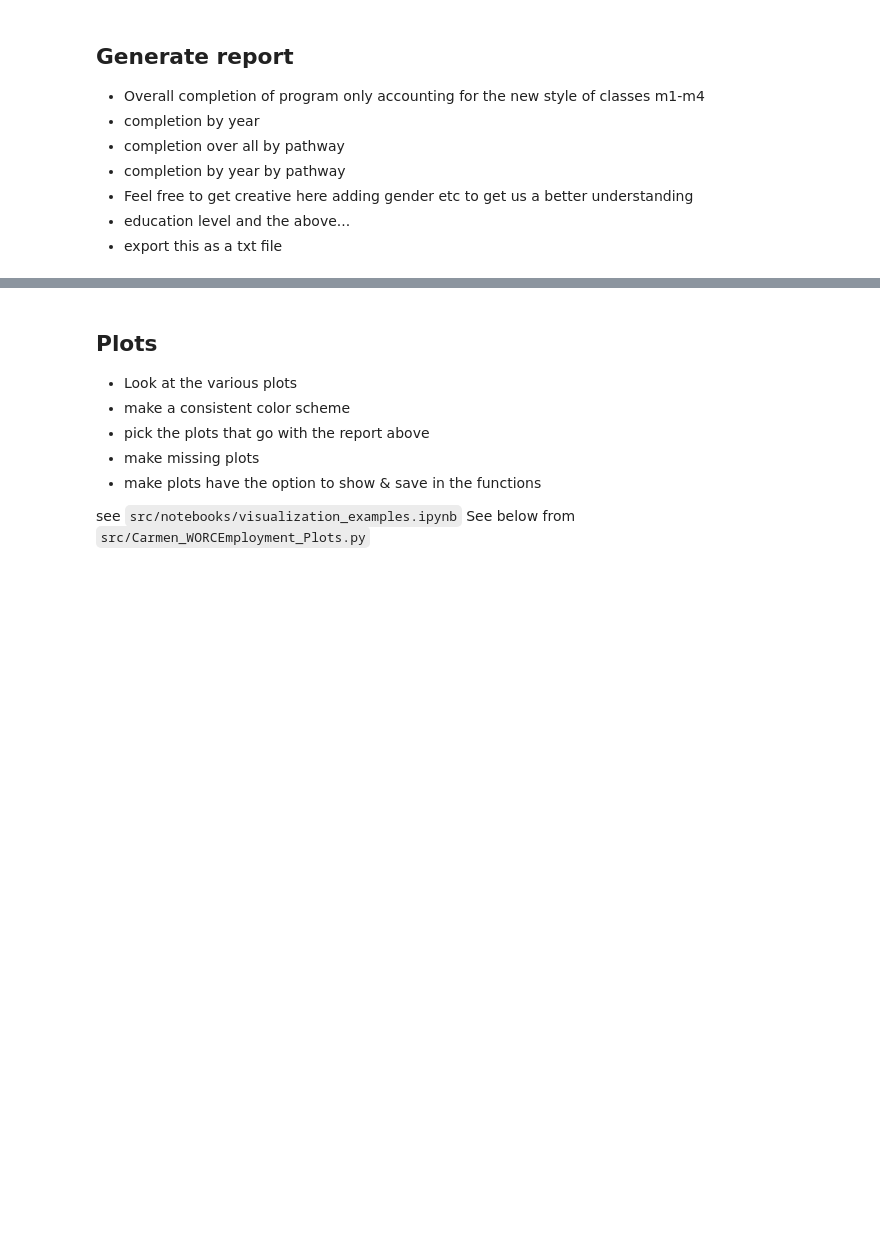
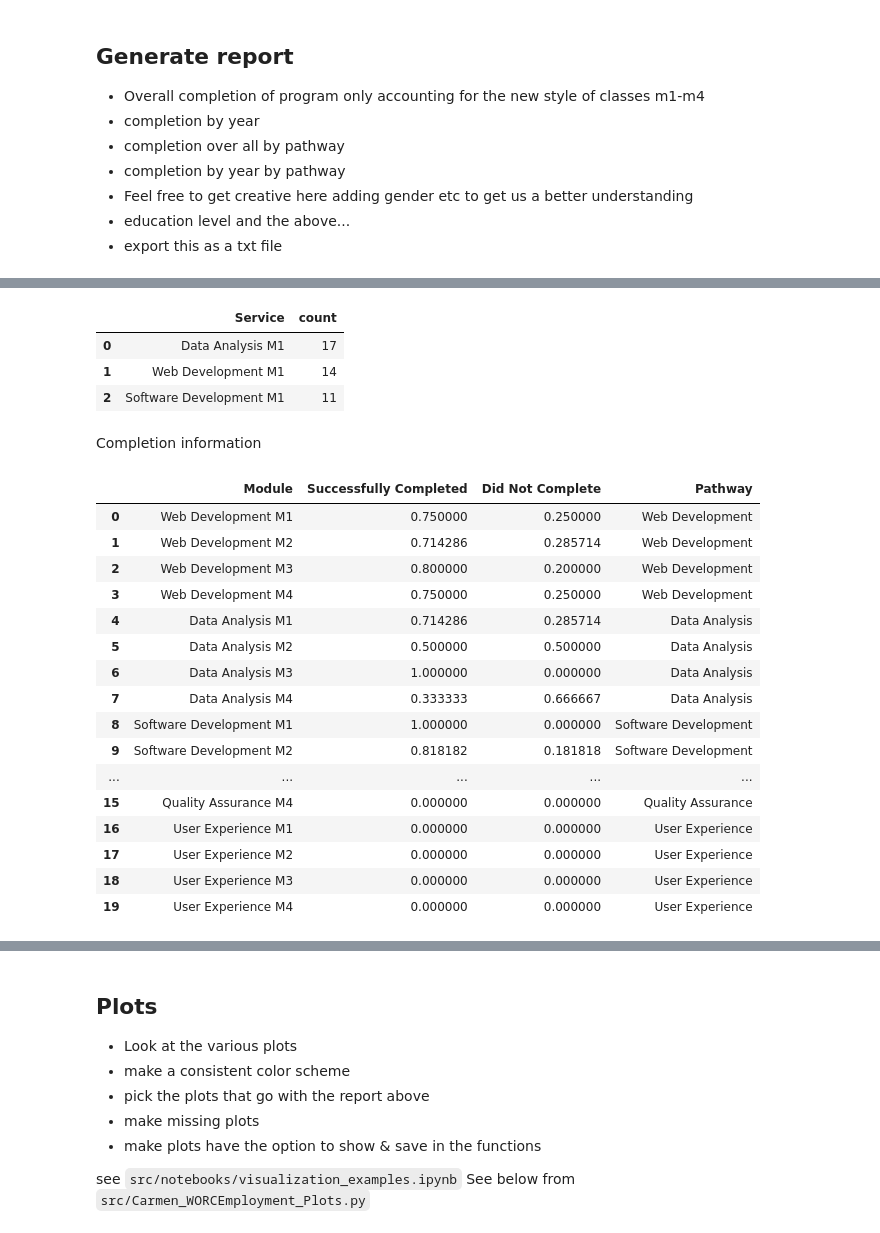
Before and after one commit to dmorton714/CodeYouDataProject, a Jupyter notebook: src/notebooks/mainNb.ipynb, the cells around one changed output, grey strips where cells are left out. Drawn from its saved outputs; the diff is of its cells as text; code cells hidden in the pictures; blank space fills up the shorter version.

```diff
--- a/src/notebooks/mainNb.ipynb
+++ b/src/notebooks/mainNb.ipynb
@@ -768,0 +830,10 @@ print("✅ Salary cleaning DataFrame test passed!")
+# %%
+enroll_by_cohort = get_data_by_cohort(arc_enroll, "2024-01-01")
+enroll_by_cohort
+# %% [output]
+|  | Service | count |
+| 0 | Data Analysis M1 | 17 |
+| 1 | Web Development M1 | 14 |
+| 2 | Software Development M1 | 11 |
+# %% [markdown]
+Completion information
@@ -768,0 +913,22 @@ print("✅ Salary cleaning DataFrame test passed!")
+# %%
+completion_data = Completion_rate_data(arc_enroll)
+completion = completion_data.Get_completion_percentages('2023-05-01')
+completion
+# %% [output]
+|  | Module | Successfully Completed | Did Not Complete | Pathway |
+| 0 | Web Development M1 | 0.750000 | 0.250000 | Web Development |
+| 1 | Web Development M2 | 0.714286 | 0.285714 | Web Development |
+| 2 | Web Development M3 | 0.800000 | 0.200000 | Web Development |
+| 3 | Web Development M4 | 0.750000 | 0.250000 | Web Development |
+| 4 | Data Analysis M1 | 0.714286 | 0.285714 | Data Analysis |
+| 5 | Data Analysis M2 | 0.500000 | 0.500000 | Data Analysis |
+| 6 | Data Analysis M3 | 1.000000 | 0.000000 | Data Analysis |
+| 7 | Data Analysis M4 | 0.333333 | 0.666667 | Data Analysis |
+| 8 | Software Development M1 | 1.000000 | 0.000000 | Software Development |
+| 9 | Software Development M2 | 0.818182 | 0.181818 | Software Development |
+| ... | ... | ... | ... | ... |
+| 15 | Quality Assurance M4 | 0.000000 | 0.000000 | Quality Assurance |
+| 16 | User Experience M1 | 0.000000 | 0.000000 | User Experience |
+| 17 | User Experience M2 | 0.000000 | 0.000000 | User Experience |
+| 18 | User Experience M3 | 0.000000 | 0.000000 | User Experience |
+| 19 | User Experience M4 | 0.000000 | 0.000000 | User Experience |
```
Also changed, not shown: parts of 13 cells of this notebook.
